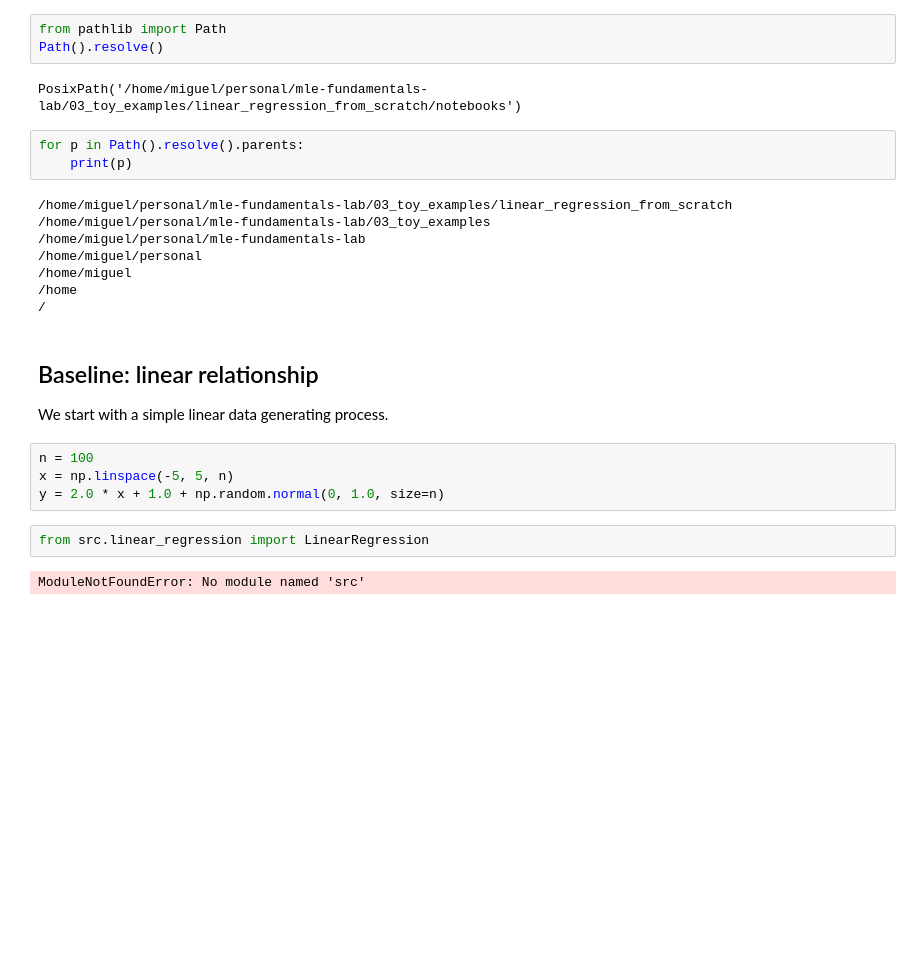
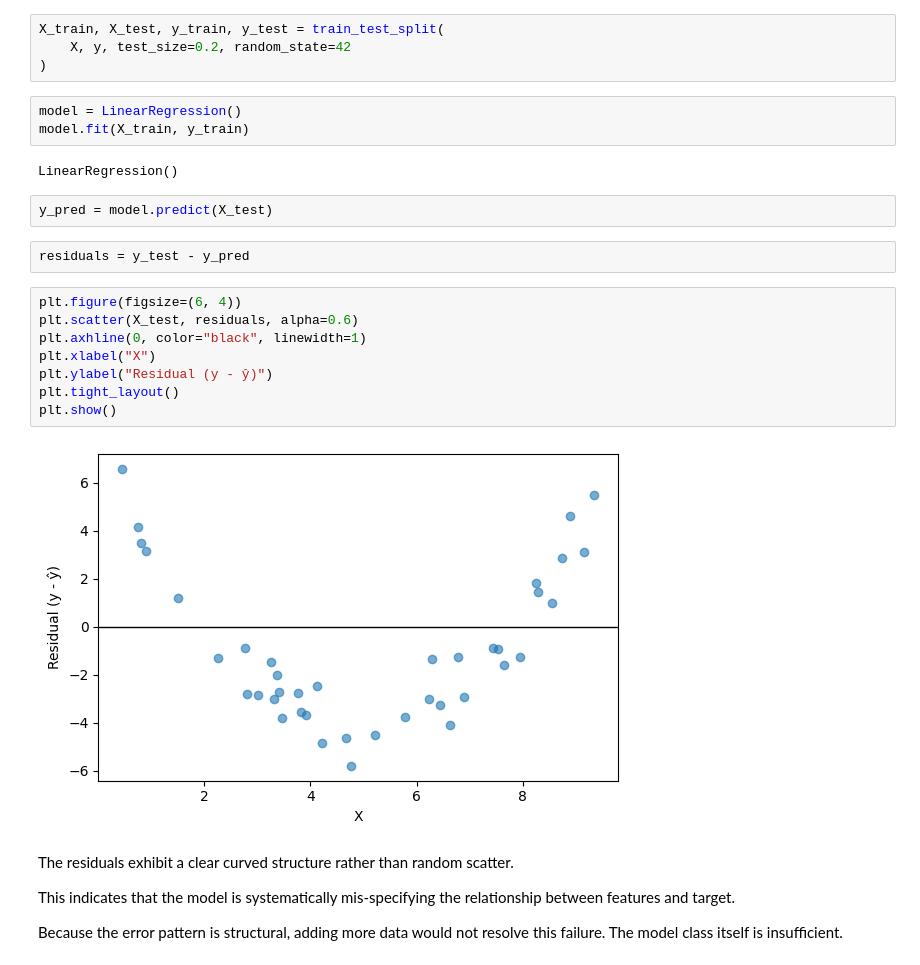
Before and after one commit to mmontielpz/mle-fundamentals-lab, a Jupyter notebook: modules/week_01_linear_regression/notebooks/02_assumption_linearity.ipynb, the cells around one changed output. Saved outputs shown, nothing was run; the diff lists cells and outputs as text; blank space fills up the shorter version.

Commit message:
Align notebooks with theory assumptions and intent

```diff
--- a/modules/week_01_linear_regression/notebooks/02_assumption_linearity.ipynb
+++ b/modules/week_01_linear_regression/notebooks/02_assumption_linearity.ipynb
@@ -21,28 +28,31 @@ np.random.seed(42)
 # %%
-from pathlib import Path
-Path().resolve()
+X_train, X_test, y_train, y_test = train_test_split(
+    X, y, test_size=0.2, random_state=42
+)
-# %% [output]
-PosixPath('/home/miguel/personal/mle-fundamentals-lab/03_toy_examples/linear_regression_from_scratch/notebooks')
 # %%
-for p in Path().resolve().parents:
-    print(p)
+model = LinearRegression()
+model.fit(X_train, y_train)
 # %% [output]
-/home/miguel/personal/mle-fundamentals-lab/03_toy_examples/linear_regression_from_scratch
-/home/miguel/personal/mle-fundamentals-lab/03_toy_examples
-/home/miguel/personal/mle-fundamentals-lab
-/home/miguel/personal
-/home/miguel
-/home
-/
+LinearRegression()
-# %% [markdown]
-## Baseline: linear relationship
-
-We start with a simple linear data generating process.
 # %%
-n = 100
-x = np.linspace(-5, 5, n)
-y = 2.0 * x + 1.0 + np.random.normal(0, 1.0, size=n)
+y_pred = model.predict(X_test)
 # %%
-from src.linear_regression import LinearRegression
+residuals = y_test - y_pred
-# %% [output]
-ModuleNotFoundError: No module named 'src'
+# %%
+plt.figure(figsize=(6, 4))
+plt.scatter(X_test, residuals, alpha=0.6)
+plt.axhline(0, color="black", linewidth=1)
+plt.xlabel("X")
+plt.ylabel("Residual (y - ŷ)")
+plt.tight_layout()
+plt.show()
+# %% [output]
+[figure, added]
+# %% [markdown]
+The residuals exhibit a clear curved structure rather than random scatter.
+
+This indicates that the model is systematically mis-specifying the relationship
+between features and target.
+
+Because the error pattern is structural, adding more data would not resolve
+this failure. The model class itself is insufficient.
```
Also changed, not shown: parts of 3 cells of this notebook.
